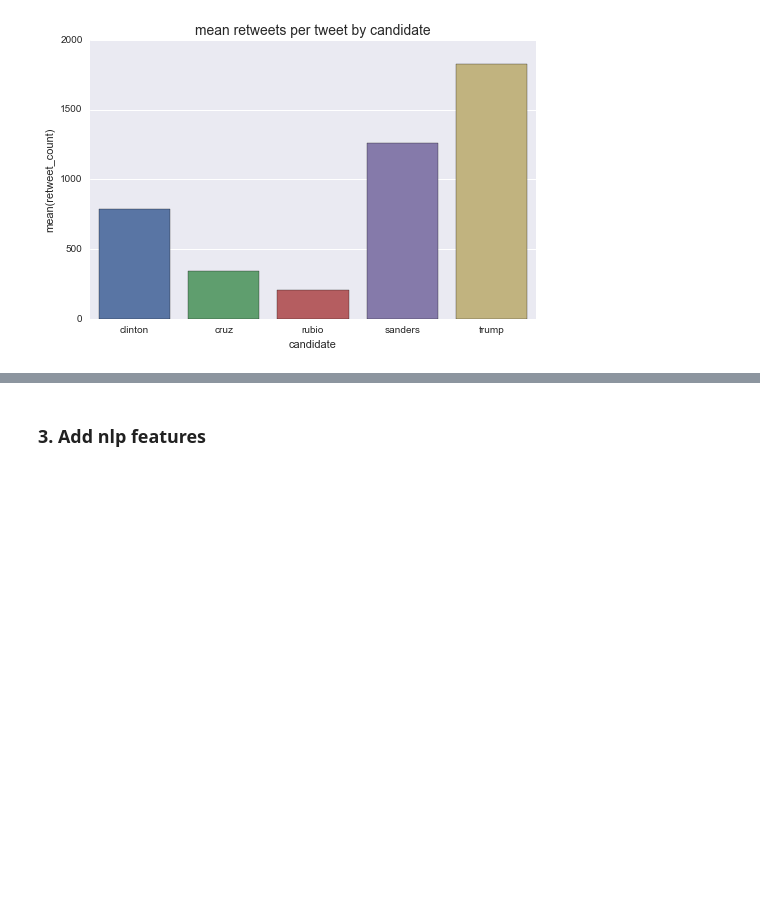
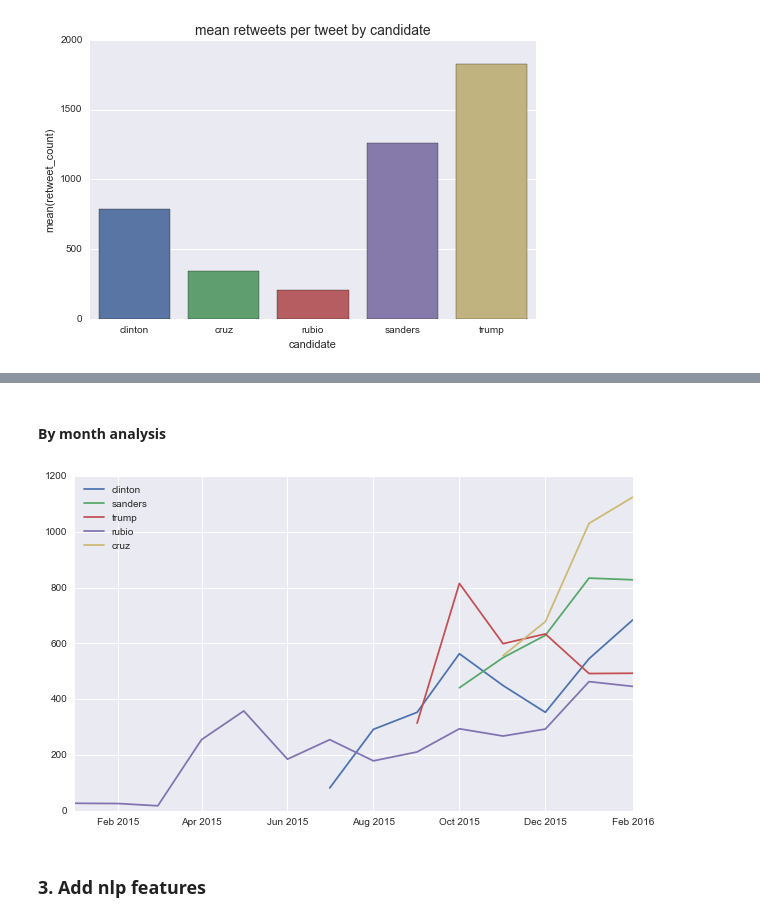
Before and after one commit to dianalam/candidate-tweets, a Jupyter notebook: tweet-analysis.ipynb, the cells around one changed output, grey strips where cells are left out. Cells and saved outputs as stored; diff of their text form; code cells hidden in the pictures; blank space fills up the shorter version.

```diff
--- a/tweet-analysis.ipynb
+++ b/tweet-analysis.ipynb
@@ -145,3 +200,12 @@ plt.show()
+# %% [markdown]
+#### By month analysis
+# %%
+bymonth = tweets.groupby(['candidate', 'month'])
+tweets_bymonth = bymonth[['text', 'is_retweet']].count()
+# %%
+plot_time(tweets_bymonth)
+# %% [output]
+[figure, added]
 # %% [markdown]
 ###  <a id='3'></a>3. Add nlp features
 # %% [markdown]
```
Also changed, not shown: parts of 69 cells of this notebook, 2 other files.
